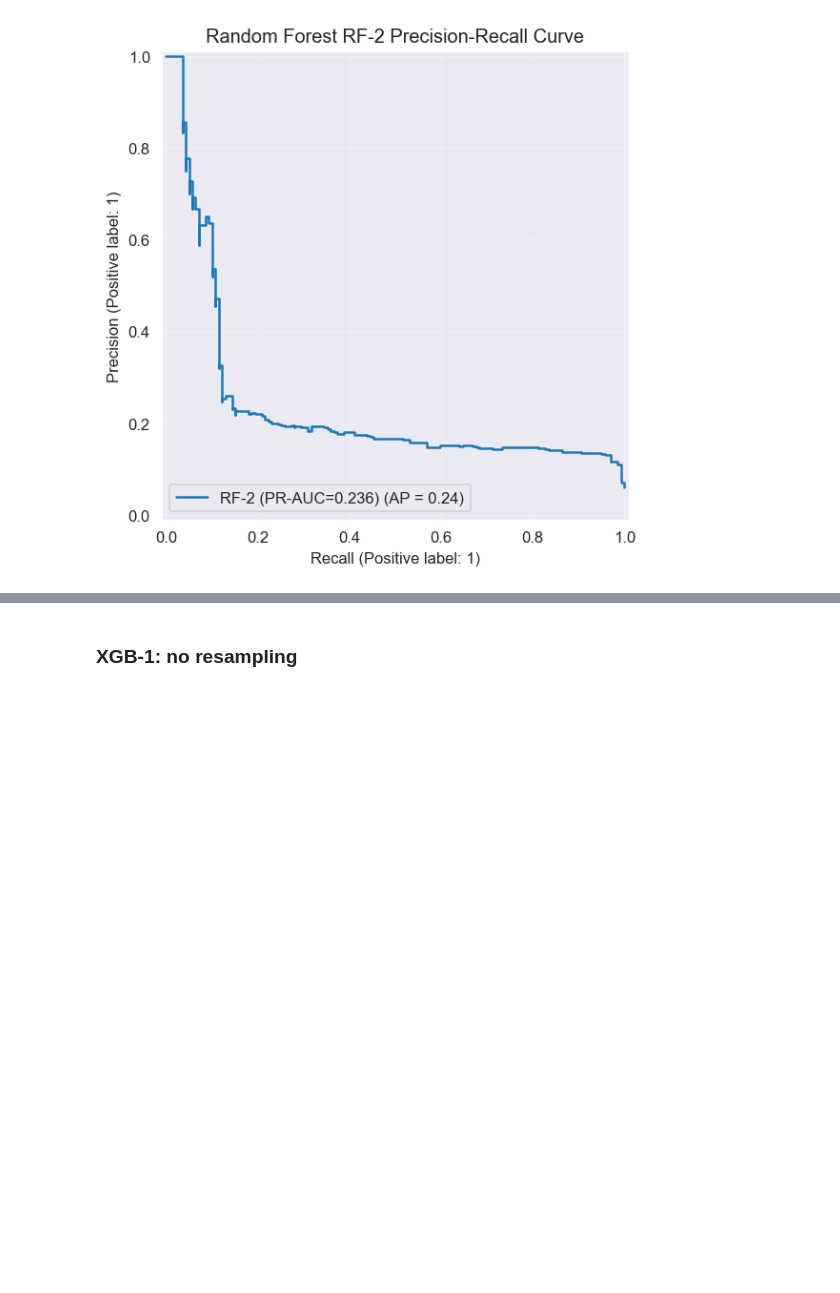
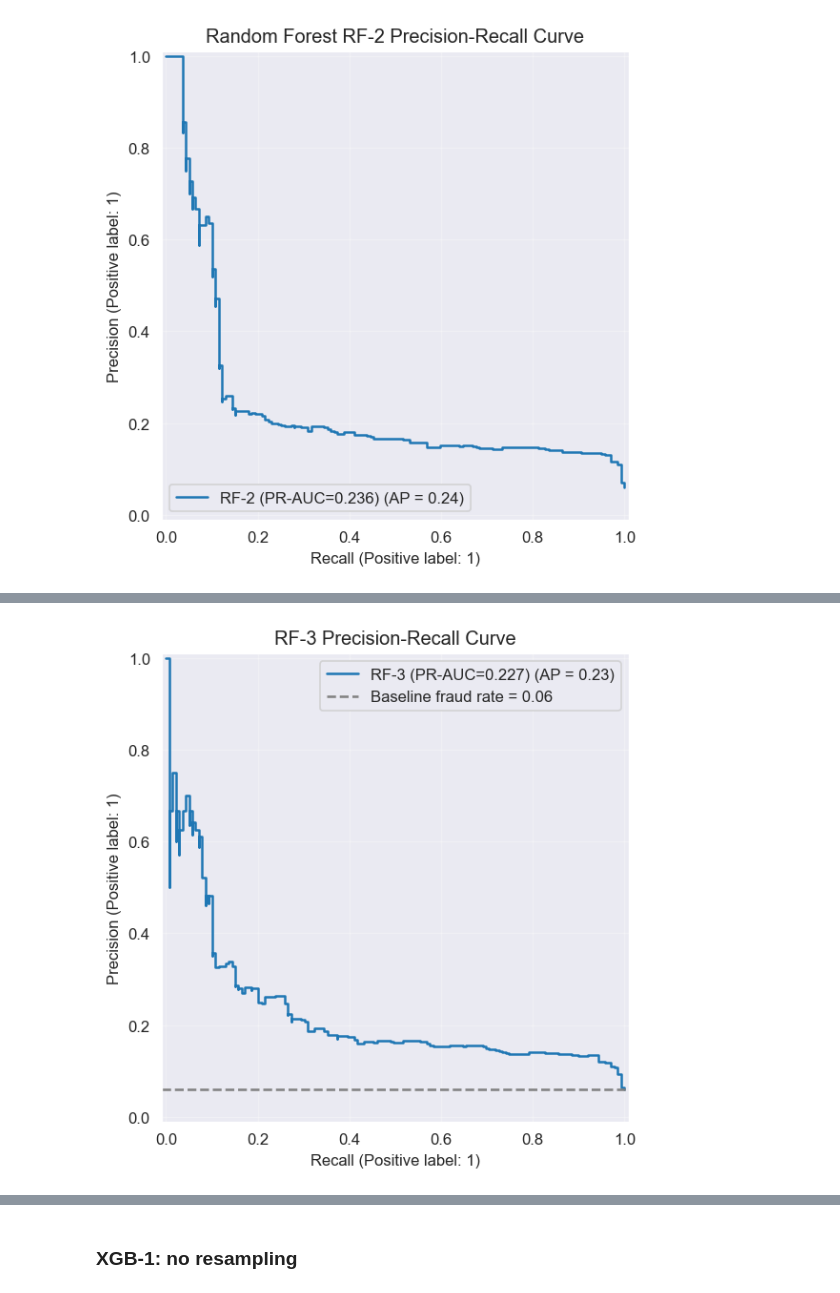
Before and after one commit to 1manvi/ML-Credit-Card-Fraud-2026, a Jupyter notebook: data_preprocessing_feature_engineering+XGBoost_not_finished.ipynb, the cells around one changed output, grey strips where cells are left out. Drawn from its saved outputs; the diff is of its cells as text; code cells hidden in the pictures; blank space fills up the shorter version.

```diff
--- a/data_preprocessing_feature_engineering+XGBoost_not_finished.ipynb
+++ b/data_preprocessing_feature_engineering+XGBoost_not_finished.ipynb
@@ -694,3 +694,12 @@ plt.tight_layout()
 plt.show()
 # %% [output]
 [figure]
+# %%
+# Resample training data
+X_train_rf3, y_train_rf3 = smote_resampling(X_train, y_train)
+
+# Build model
+rf3 = build_rf_model(class_weight=None)
+
+# Fit model
+rf3.fit(X_train_rf3, y_train_rf3)
@@ -696,0 +763,27 @@ plt.show()
+# %%
+fig, ax = plt.subplots(figsize=(6, 5))
+
+PrecisionRecallDisplay.from_predictions(
+    y_val,
+    y_val_proba_rf3,
+    name=f"RF-3 (PR-AUC={rf3_val_pr_auc:.3f})",
+    ax=ax
+)
+
+fraud_rate = y_val.mean()
+
+ax.axhline(
+    fraud_rate,
+    color="gray",
+    linestyle="--",
+    label=f"Baseline fraud rate = {fraud_rate:.2f}"
+)
+
+ax.set_title("RF-3 Precision-Recall Curve")
+ax.grid(alpha=0.3)
+ax.legend()
+
+plt.tight_layout()
+plt.show()
+# %% [output]
+[figure, added]
```
Also changed, not shown: parts of 4 cells of this notebook.
